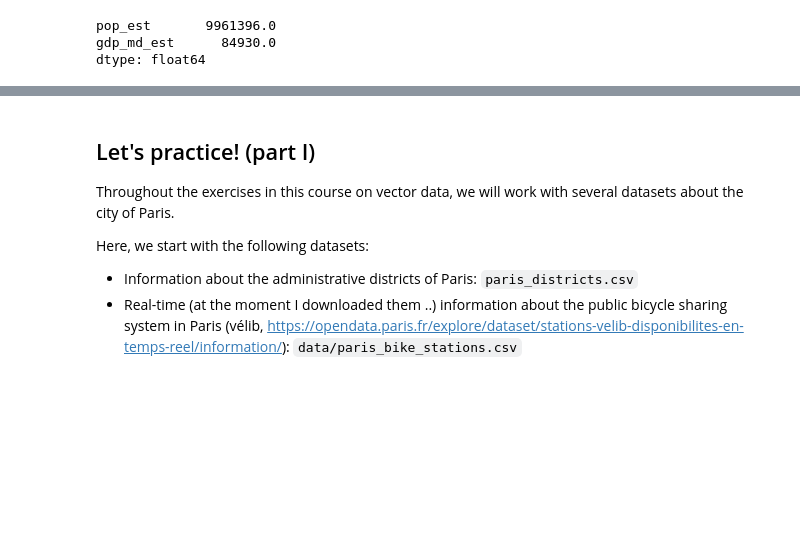
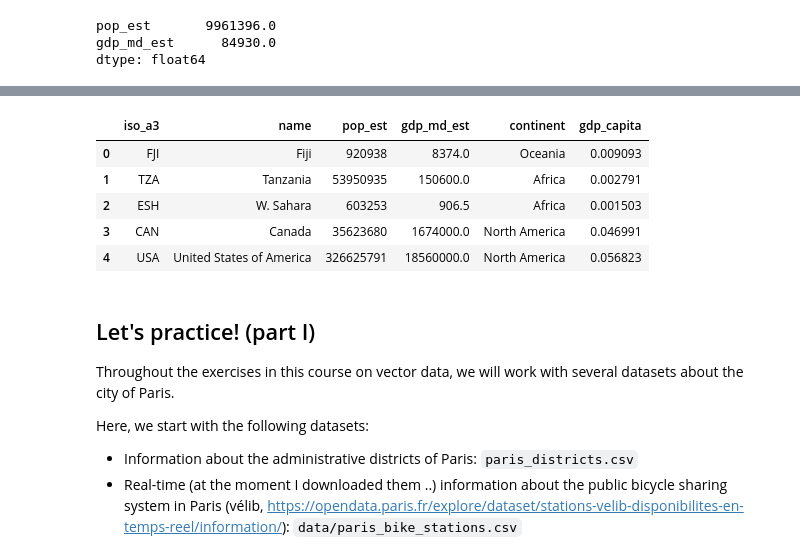
Before and after one commit to jorisvandenbossche/DS-python-geospatial, a Jupyter notebook: _solved/introdution-tabular-data.ipynb, the cells around one changed output, grey strips where cells are left out. Cells and saved outputs as stored; diff of their text form; code cells hidden in the pictures; blank space fills up the shorter version.

```diff
--- a/_solved/introdution-tabular-data.ipynb
+++ b/_solved/introdution-tabular-data.ipynb
@@ -217,3 +223,14 @@ dtype: float64
+# %%
+countries['gdp_capita'] = countries['gdp_md_est'] / countries['pop_est']
+# %%
+countries.head()
+# %% [output]
+|  | iso_a3 | name | pop_est | gdp_md_est | continent | gdp_capita |
+| 0 | FJI | Fiji | 920938 | 8374.0 | Oceania | 0.009093 |
+| 1 | TZA | Tanzania | 53950935 | 150600.0 | Africa | 0.002791 |
+| 2 | ESH | W. Sahara | 603253 | 906.5 | Africa | 0.001503 |
+| 3 | CAN | Canada | 35623680 | 1674000.0 | North America | 0.046991 |
+| 4 | USA | United States of America | 326625791 | 18560000.0 | North America | 0.056823 |
 # %% [markdown]
 ## Let's practice! (part I)
 
```
Also changed, not shown: parts of 3 cells of this notebook.
